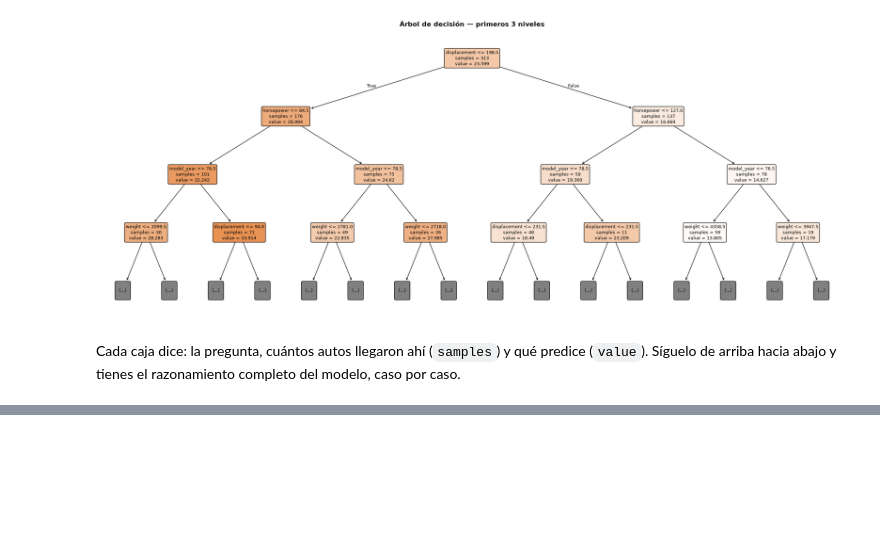
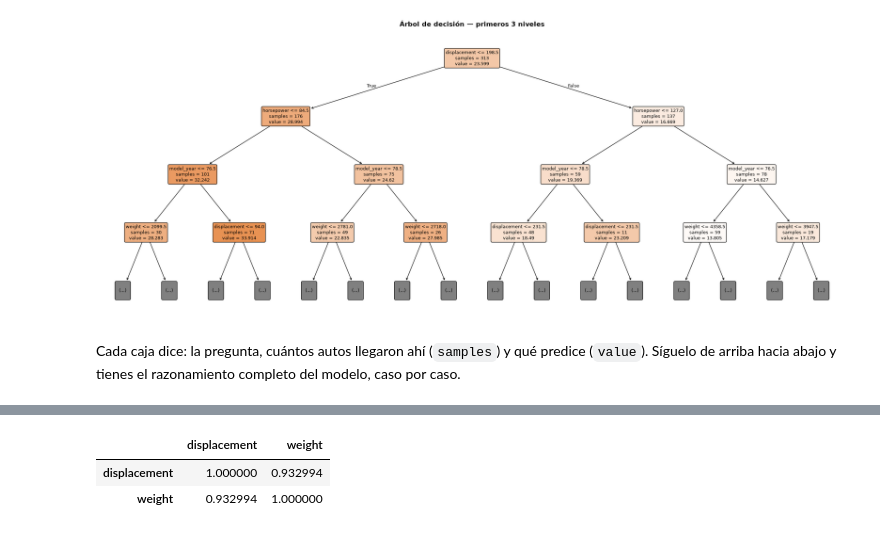
Before and after one commit to AndreaAguilar598908/linear_regression_intro_students, a Jupyter notebook: 03-arboles/caso_mpg.ipynb, the cells around one changed output, grey strips where cells are left out. Drawn from its saved outputs; the diff is of its cells as text; code cells hidden in the pictures; blank space fills up the shorter version.

```diff
--- a/03-arboles/caso_mpg.ipynb
+++ b/03-arboles/caso_mpg.ipynb
@@ -514,3 +540,9 @@ Cada caja dice: la pregunta, cuántos autos llegaron ahí (`samples`) y qué pre
+# %%
+df[['displacement', 'weight']].corr()
+# %% [output]
+|  | displacement | weight |
+| displacement | 1.000000 | 0.932994 |
+| weight | 0.932994 | 1.000000 |
 # %% [markdown]
 ✍️ **Una sorpresa que vale la pena entender:**
 - ¿Qué variable se llevó la mayor importancia? ¿Es la misma que la regresión lineal eligió como estrella en la sesión 1?
```
Also changed, not shown: parts of 5 cells of this notebook.
